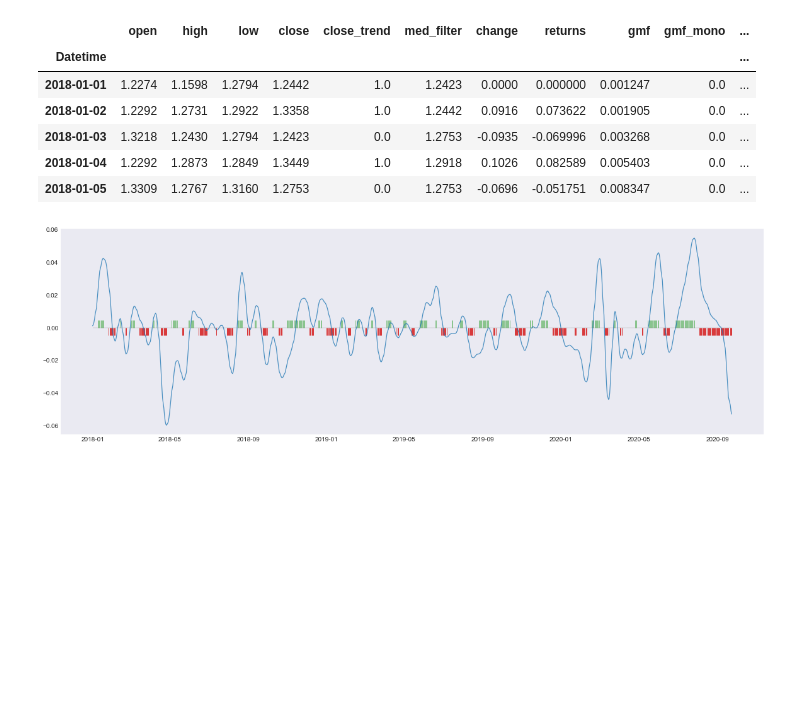
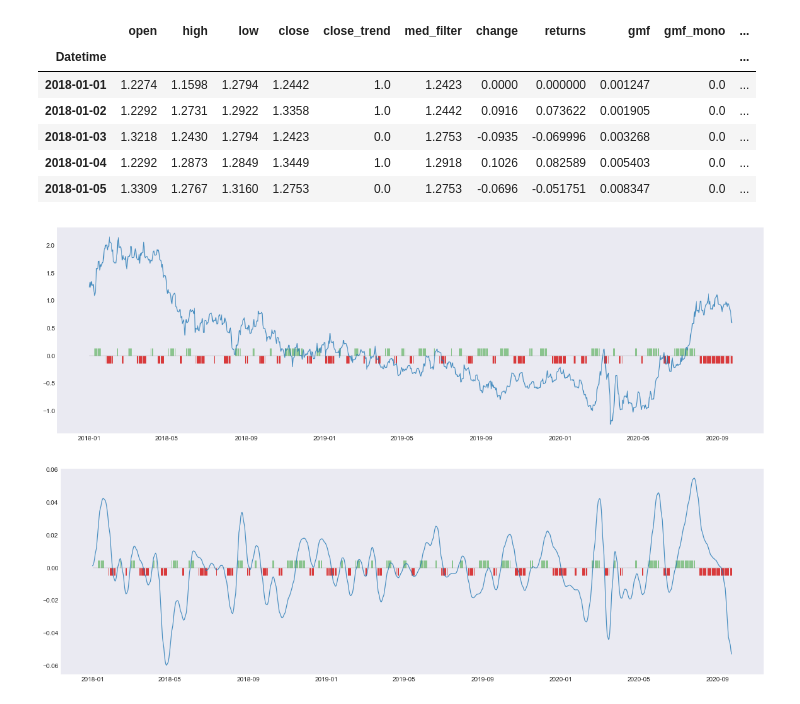
Before and after one commit to renero/trader, a Jupyter notebook: resources/generic nn trainer.ipynb, the cells around one changed output. Saved outputs shown, nothing was run; the diff lists cells and outputs as text; code cells hidden in the pictures; blank space fills up the shorter version.

```diff
--- a/resources/generic nn trainer.ipynb
+++ b/resources/generic nn trainer.ipynb
@@ -53,4 +55,8 @@ ticks.data.head()
 | 2018-01-03 | 1.3218 | 1.2430 | 1.2794 | 1.2423 | 0.0 | 1.2753 | -0.0935 | -0.069996 | 0.003268 | 0.0 | ... |
 | 2018-01-04 | 1.2292 | 1.2873 | 1.2849 | 1.3449 | 1.0 | 1.2918 | 0.1026 | 0.082589 | 0.005403 | 0.0 | ... |
 | 2018-01-05 | 1.3309 | 1.2767 | 1.3160 | 1.2753 | 0.0 | 1.2753 | -0.0696 | -0.051751 | 0.008347 | 0.0 | ... |
+# %%
+plot_marks(data=ticks.data, signal="close", marks="gmf_mono", dark=True)
+# %% [output]
+[figure, added]
 # %%
```
Also changed, not shown: parts of 9 cells of this notebook, 4 other files.
